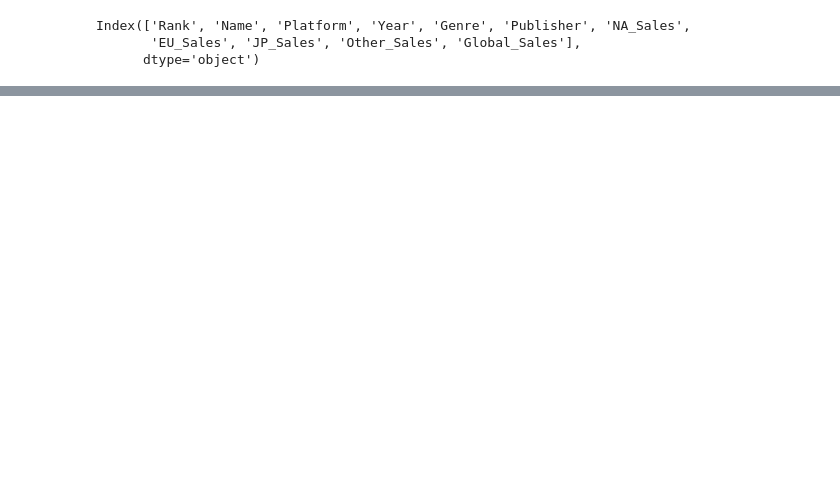
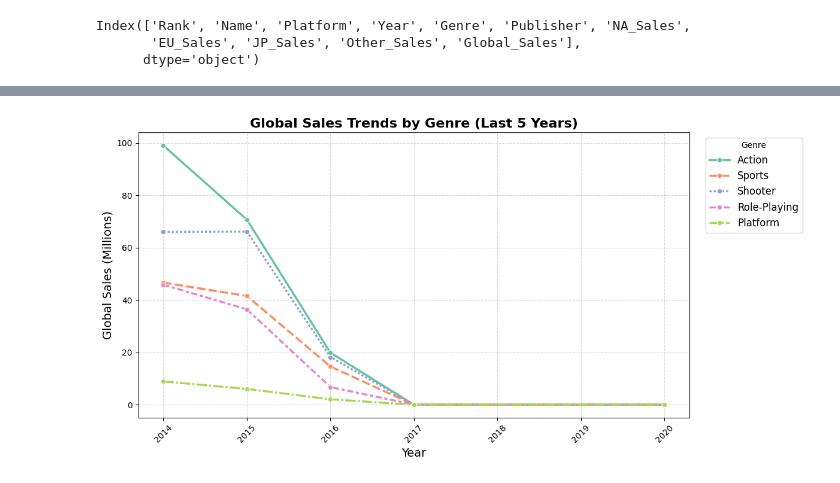
Before and after one commit to leonsk5/CienciadeDados, a Jupyter notebook: projects-vgsales/new-vgsales.ipynb, the cells around one changed output, grey strips where cells are left out. Cells and saved outputs as stored; diff of their text form; code cells hidden in the pictures; blank space fills up the shorter version.

```diff
--- a/projects-vgsales/new-vgsales.ipynb
+++ b/projects-vgsales/new-vgsales.ipynb
@@ -71,0 +178,17 @@ df.to_csv("vgsales_updated.csv", index=False)
+# %%
+# 🔹 Gráfico apenas dos últimos 5 anos
+plt.figure(figsize=(12,6))
+sns.lineplot(data=genre_sales_pivot.loc[recent_years, top_genres], linewidth=2.5, marker='o', palette='Set2')
+
+plt.title('Global Sales Trends by Genre (Last 5 Years)', fontsize=16, fontweight='bold')
+plt.xlabel('Year', fontsize=14)
+plt.ylabel('Global Sales (Millions)', fontsize=14)
+
+plt.xticks(rotation=45)
+plt.legend(title='Genre', bbox_to_anchor=(1.02, 1), loc='upper left', fontsize=12)
+
+plt.grid(True, linestyle='--', alpha=0.5)
+plt.tight_layout()
+plt.show()
+# %% [output]
+[figure, added]
```
Also changed, not shown: parts of 13 cells of this notebook.
